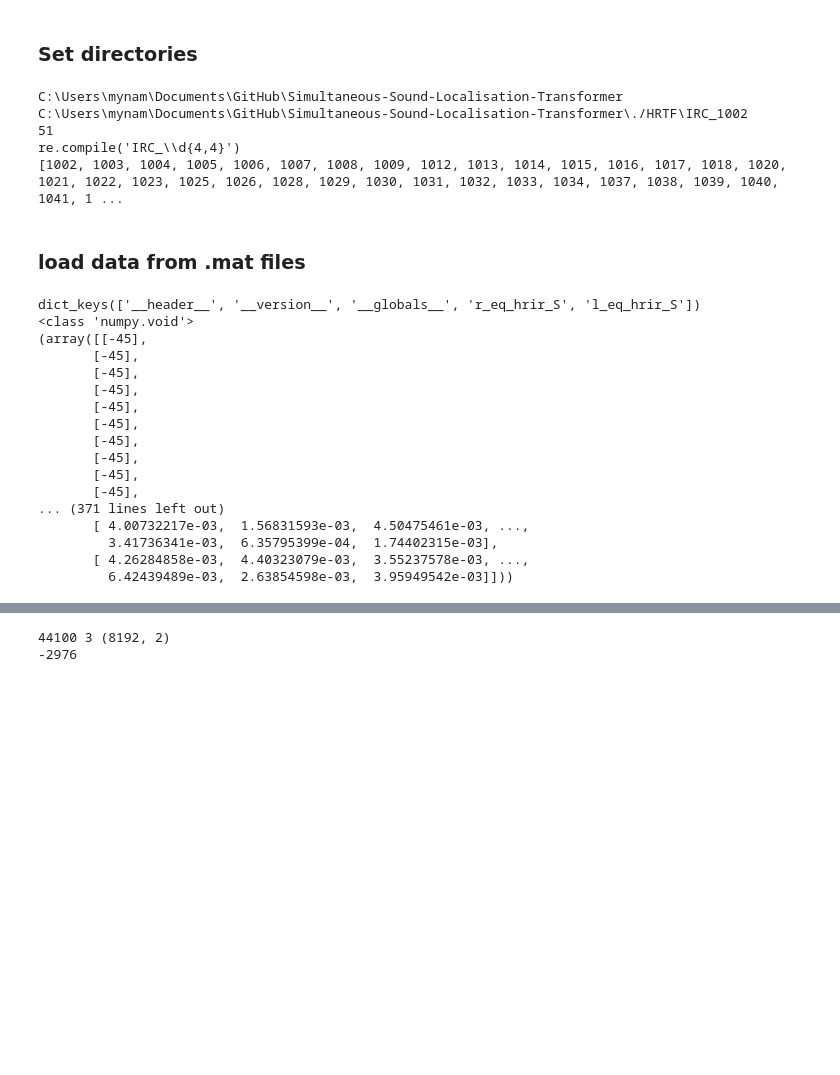
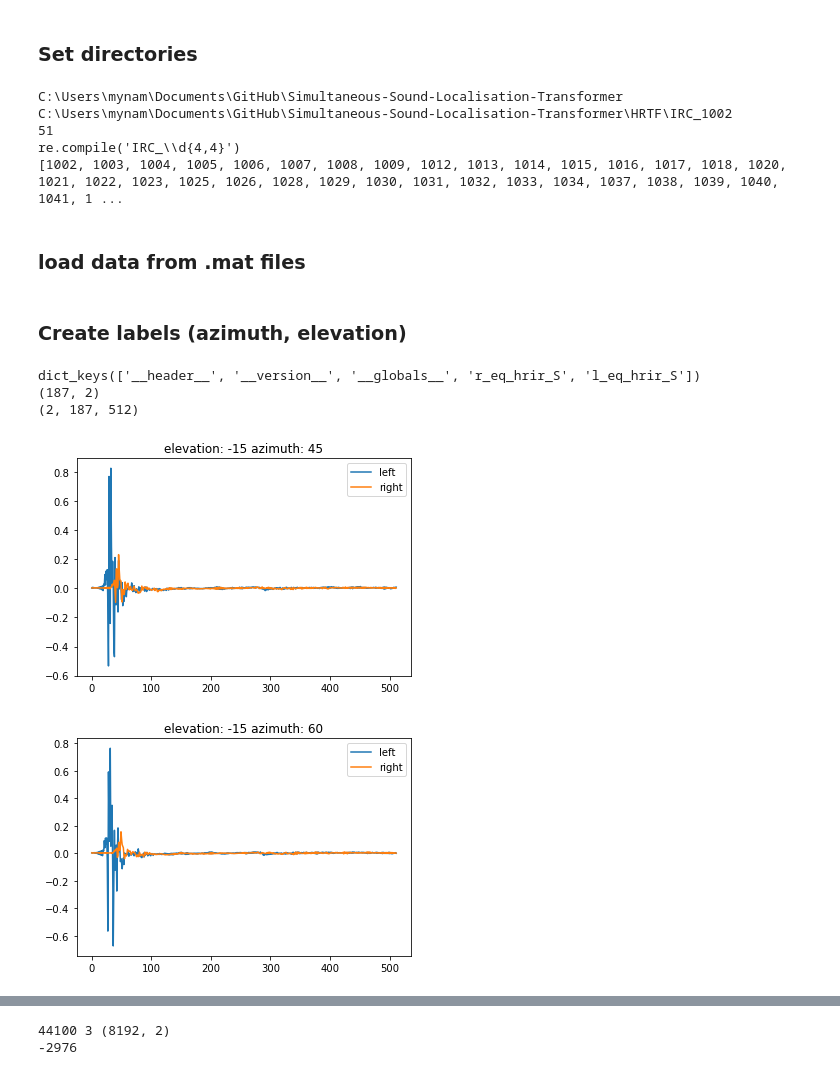
Before and after one commit to walkeronwater/Simultaneous-Sound-Sources-Localisation-Transformer, a Jupyter notebook: data-pre.ipynb, the cells around one changed output, grey strips where cells are left out. Cells and saved outputs as stored; diff of their text form; code cells hidden in the pictures; blank space fills up the shorter version.

```diff
--- a/data-pre.ipynb
+++ b/data-pre.ipynb
@@ -8,7 +8,7 @@ basedir = os.getcwd()
 print(basedir)
 
 names = []
-names += glob(os.path.join(basedir, './HRTF/IRC_*'))
+names += glob(os.path.join(basedir, 'HRTF/IRC_*'))
 print(names[0])
 
 splitnames = [os.path.split(name) for name in names]
@@ -22,7 +22,7 @@ subjects = [int(name[4:8]) for base, name in splitnames
 print(subjects)
 # %% [output]
 C:\Users\mynam\Documents\GitHub\Simultaneous-Sound-Localisation-Transformer
-C:\Users\mynam\Documents\GitHub\Simultaneous-Sound-Localisation-Transformer\./HRTF\IRC_1002
+C:\Users\mynam\Documents\GitHub\Simultaneous-Sound-Localisation-Transformer\HRTF\IRC_1002
 51
 re.compile('IRC_\\d{4,4}')
 [1002, 1003, 1004, 1005, 1006, 1007, 1008, 1009, 1012, 1013, 1014, 1015, 1016, 1017, 1018, 1020, 1021, 1022, 1023, 1025, 1026, 1028, 1029, 1030, 1031, 1032, 1033, 1034, 1037, 1038, 1039, 1040, 1041, 1 ...
@@ -39,29 +39,39 @@ for k in range(len(names)):
     # filename = os.path.join(names[k], 'IRC_' + str(subject))
     filename = os.path.join(names[k], 'COMPENSATED/MAT/HRIR/IRC_' + str(subject) + '_C_HRIR.mat')
 #     print(filename)
-# %%
-m = loadmat(filename, struct_as_record=True)
-
-print(m.keys())
-print(type(m['r_eq_hrir_S'][0][0]))
-print(m['r_eq_hrir_S'][0][0])
-# print(m['l_eq_hrir_S'][0][0][4][0].shape)
-# print(type(m['l_eq_hrir_S'][0][0][4][0]))
-# %% [output]
-dict_keys(['__header__', '__version__', '__globals__', 'r_eq_hrir_S', 'l_eq_hrir_S'])
-<class 'numpy.void'>
-(array([[-45],
-       [-45],
-       [-45],
-       [-45],
-       [-45],
-       [-45],
-       [-45],
-       [-45],
-       [-45],
-       [-45],
-... (371 lines left out)
-       [ 4.00732217e-03,  1.56831593e-03,  4.50475461e-03, ...,
-         3.41736341e-03,  6.35795399e-04,  1.74402315e-03],
-       [ 4.26284858e-03,  4.40323079e-03,  3.55237578e-03, ...,
-         6.42439489e-03,  2.63854598e-03,  3.95949542e-03]]))
+# %% [markdown]
+### Create labels (azimuth, elevation)
+# %%
+import numpy as np
+import matplotlib.pyplot as plt
+
+m = loadmat(filename, struct_as_record=True)
+print(m.keys())
+
+l, r = m['l_eq_hrir_S'], m['r_eq_hrir_S']
+hrirSet_l = l['content_m'][0][0]
+hrirSet_r = r['content_m'][0][0]
+elev=l['elev_v'][0][0]
+azim=l['azim_v'][0][0]
+
+label = np.hstack((elev, azim))
+print(label.shape)
+
+# 0: left 1: right
+hrirSet = np.vstack((np.reshape(hrirSet_l, (1,) + hrirSet_l.shape),
+                          np.reshape(hrirSet_r, (1,) + hrirSet_r.shape)))
+print(hrirSet.shape)
+
+for i in range(51,53):
+    plt.plot(hrirSet[0, i, :])
+    plt.plot(hrirSet[1, i, :])
+    plt.legend(['left','right'], loc='best')
+    plt.title('elevation: '+str(label[i, 0])+' azimuth: '+str(label[i, 1]))
+
+    plt.show()
+# %% [output]
+dict_keys(['__header__', '__version__', '__globals__', 'r_eq_hrir_S', 'l_eq_hrir_S'])
+(187, 2)
+(2, 187, 512)
+[figure, added]
+[figure, added]
```
Also changed, not shown: parts of 4 cells of this notebook, 2 other files.
